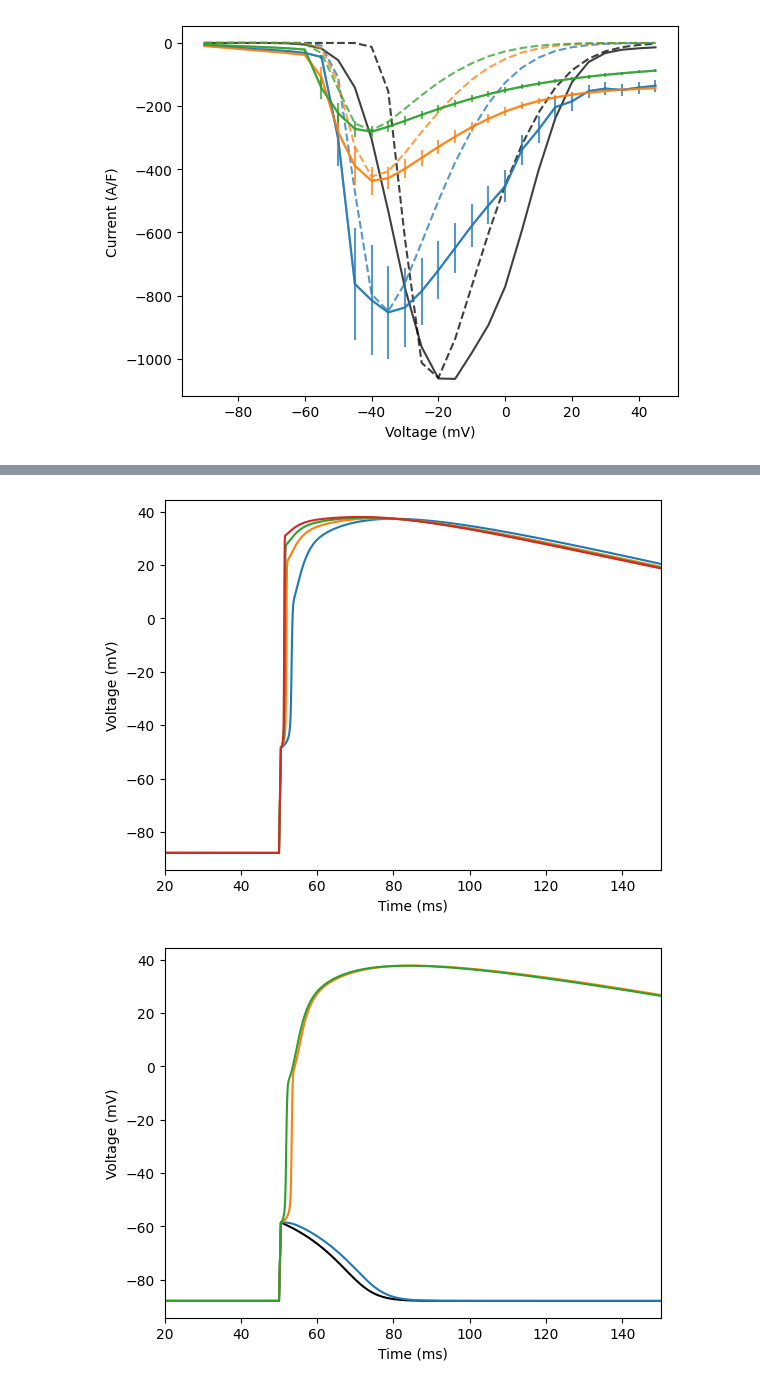
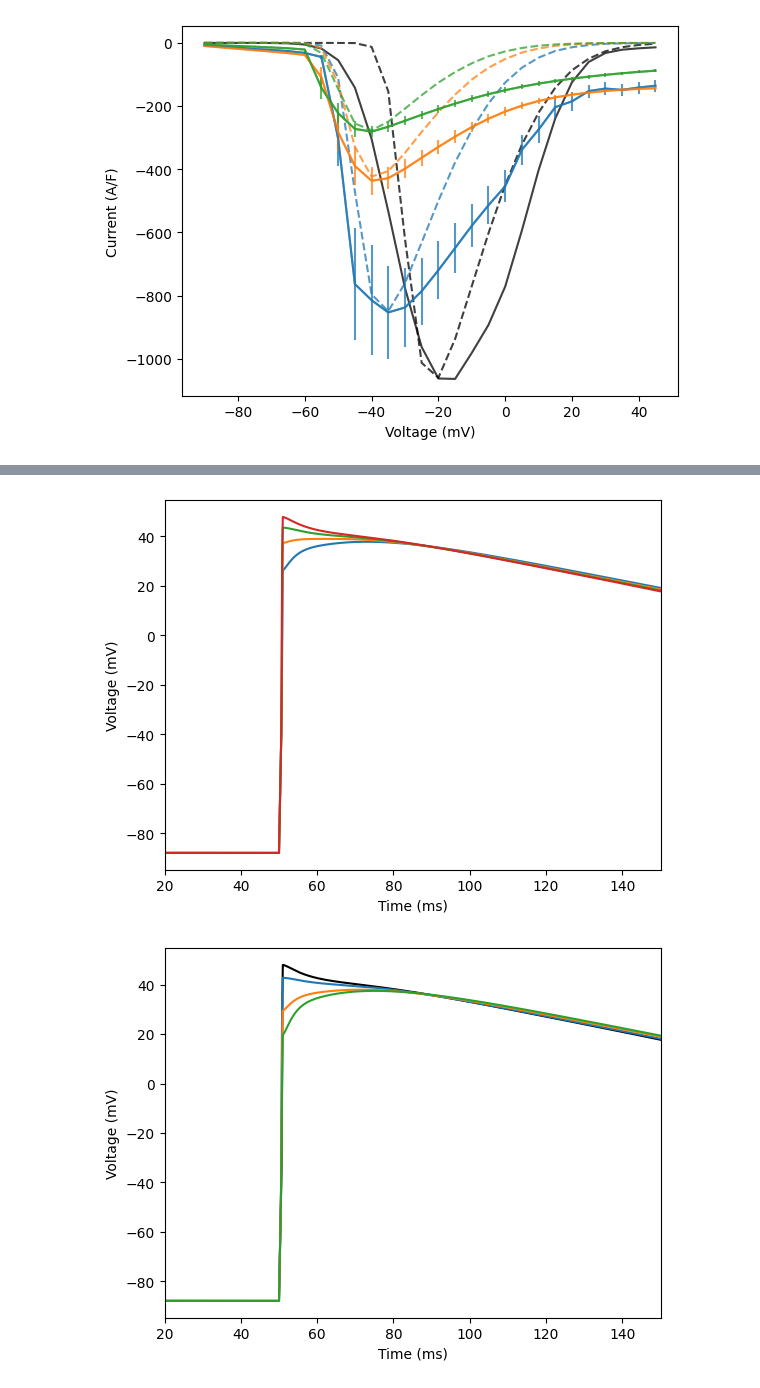
Before and after one commit to CardiacModelling/nav-artefact-model, a Jupyter notebook: src/ap/ap-effects.ipynb, the cells around one changed output, grey strips where cells are left out. Drawn from its saved outputs; the diff is of its cells as text; code cells hidden in the pictures.

```diff
--- a/src/ap/ap-effects.ipynb
+++ b/src/ap/ap-effects.ipynb
@@ -139,12 +139,12 @@ def setup(m, label='pace'):
     m.set_tolerance(1e-8, 1e-10)
     m.set_constant(stim_amp_var, -80)
     p = myokit.pacing.blocktrain(period=500,
-                                 #duration=1,
-                                 duration=0.5,
+                                 duration=1,
+                                 #duration=0.5,
                                  offset=50,
-                                 #level=1)
+                                 level=1)
                                  #level=2)
-                                 level=0.75)
+                                 #level=0.75)
     m.set_protocol(p, label=label)
     m.pre(10000)
     return m
@@ -183,7 +183,7 @@ ideal = setup(ideal)
 
 for i in [5, 10, 15, 20]:
     ideal.set_constant('ina.gNa', i)
-    d0 = ideal.run(2000, log_times=TIME, log=LOG)
+    d0 = ideal.run(TIME[-1]+1, log_times=TIME, log=LOG)
     ideal.reset()
     plt.plot(TIME, d0['membrane.V'])#, c='C0')
 
@@ -193,23 +193,23 @@ plt.ylabel('Voltage (mV)')
 plt.xlim([20, 150])
 plt.show()
 # %% [output]
-[figure, old version]
+[figure, new version]
 # %%
 ideal = myokit.Simulation(mmt_ap)
 ideal = setup(ideal)
 
 colors = ['black','C0', 'C1', 'C2']
 for i, p in enumerate(PARAMS):
     ideal.set_constant('ina.gNa', p[0])
     ideal.set_constant('ina.p1', p[1])
     ideal.set_constant('ina.p3', p[1])
-    d0 = ideal.run(2000, log_times=TIME, log=LOG)
+    d0 = ideal.run(TIME[-1]+1, log_times=TIME, log=LOG)
     ideal.reset()
     plt.plot(TIME, d0['membrane.V'], c=colors[i])
 
 plt.xlabel('Time (ms)')
 plt.ylabel('Voltage (mV)')
 plt.xlim([20, 150])
 plt.show()
 # %% [output]
-[figure, old version]
+[figure, new version]
```
Also changed, not shown: parts of 5 cells of this notebook.
